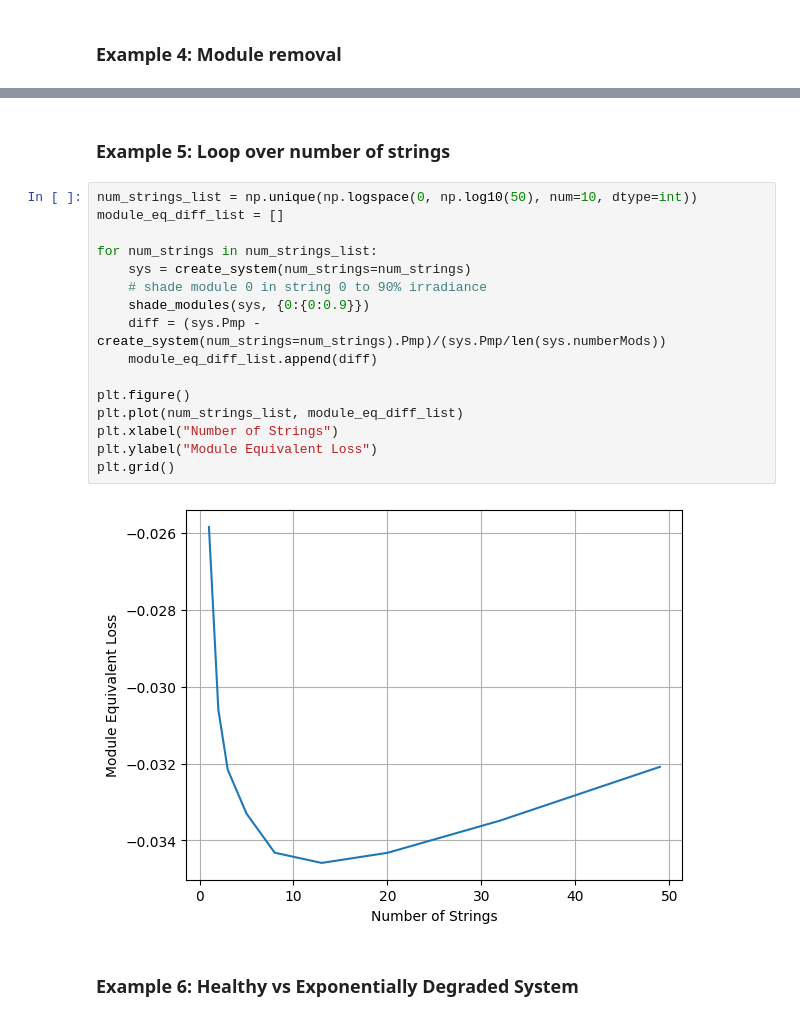
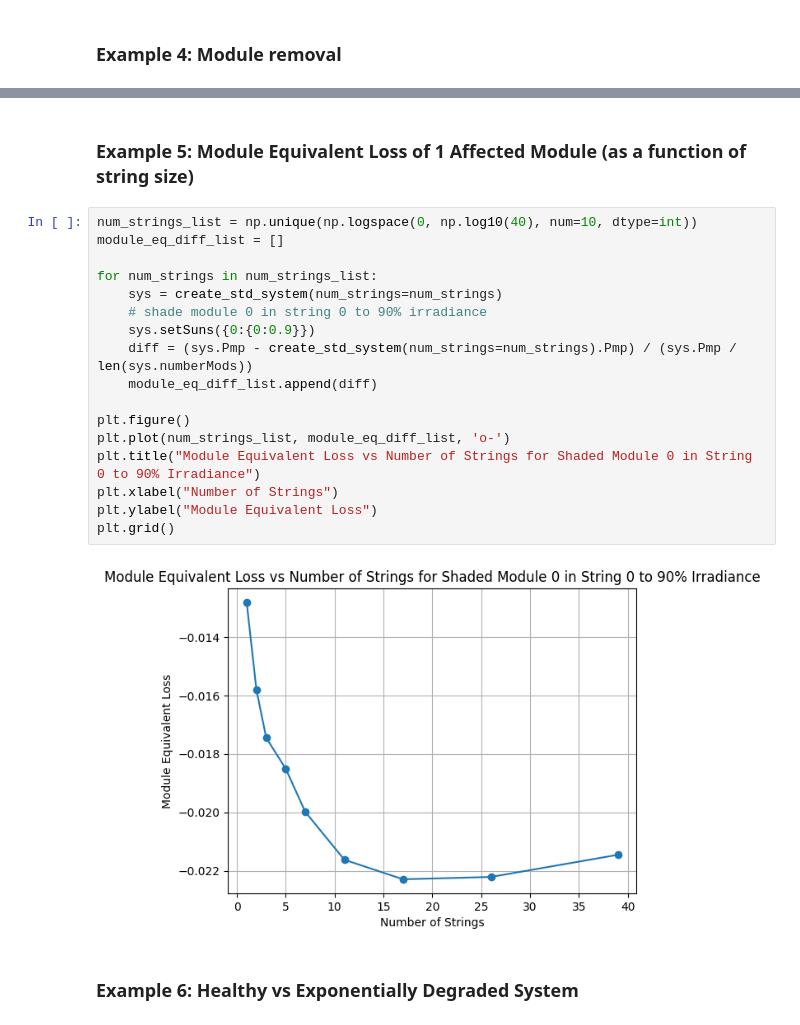
Before and after one commit to TideLangner/PVmismatch_study, a Jupyter notebook: src/simulation.ipynb, the cells around one changed output, grey strips where cells are left out. Cells and saved outputs as stored; diff of their text form.

```diff
--- a/src/simulation.ipynb
+++ b/src/simulation.ipynb
@@ -66,23 +78,24 @@ Vmp after module removal: 359.5072150896883
 # %% [markdown]
-### Example 5: Loop over number of strings
+### Example 5: Module Equivalent Loss of 1 Affected Module (as a function of string size)
 # %%
-num_strings_list = np.unique(np.logspace(0, np.log10(50), num=10, dtype=int))
+num_strings_list = np.unique(np.logspace(0, np.log10(40), num=10, dtype=int))
 module_eq_diff_list = []
 
 for num_strings in num_strings_list:
-    sys = create_system(num_strings=num_strings)
+    sys = create_std_system(num_strings=num_strings)
     # shade module 0 in string 0 to 90% irradiance
-    shade_modules(sys, {0:{0:0.9}})
-    diff = (sys.Pmp - create_system(num_strings=num_strings).Pmp)/(sys.Pmp/len(sys.numberMods))
+    sys.setSuns({0:{0:0.9}})
+    diff = (sys.Pmp - create_std_system(num_strings=num_strings).Pmp) / (sys.Pmp / len(sys.numberMods))
     module_eq_diff_list.append(diff)
 
 plt.figure()
-plt.plot(num_strings_list, module_eq_diff_list)
+plt.plot(num_strings_list, module_eq_diff_list, 'o-')
+plt.title("Module Equivalent Loss vs Number of Strings for Shaded Module 0 in String 0 to 90% Irradiance")
 plt.xlabel("Number of Strings")
 plt.ylabel("Module Equivalent Loss")
 plt.grid()
 # %% [output]
-[figure, old version]
+[figure, new version]
 # %% [markdown]
 ### Example 6: Healthy vs Exponentially Degraded System
 # %%
```
Also changed, not shown: parts of 11 cells of this notebook, 6 other files.
